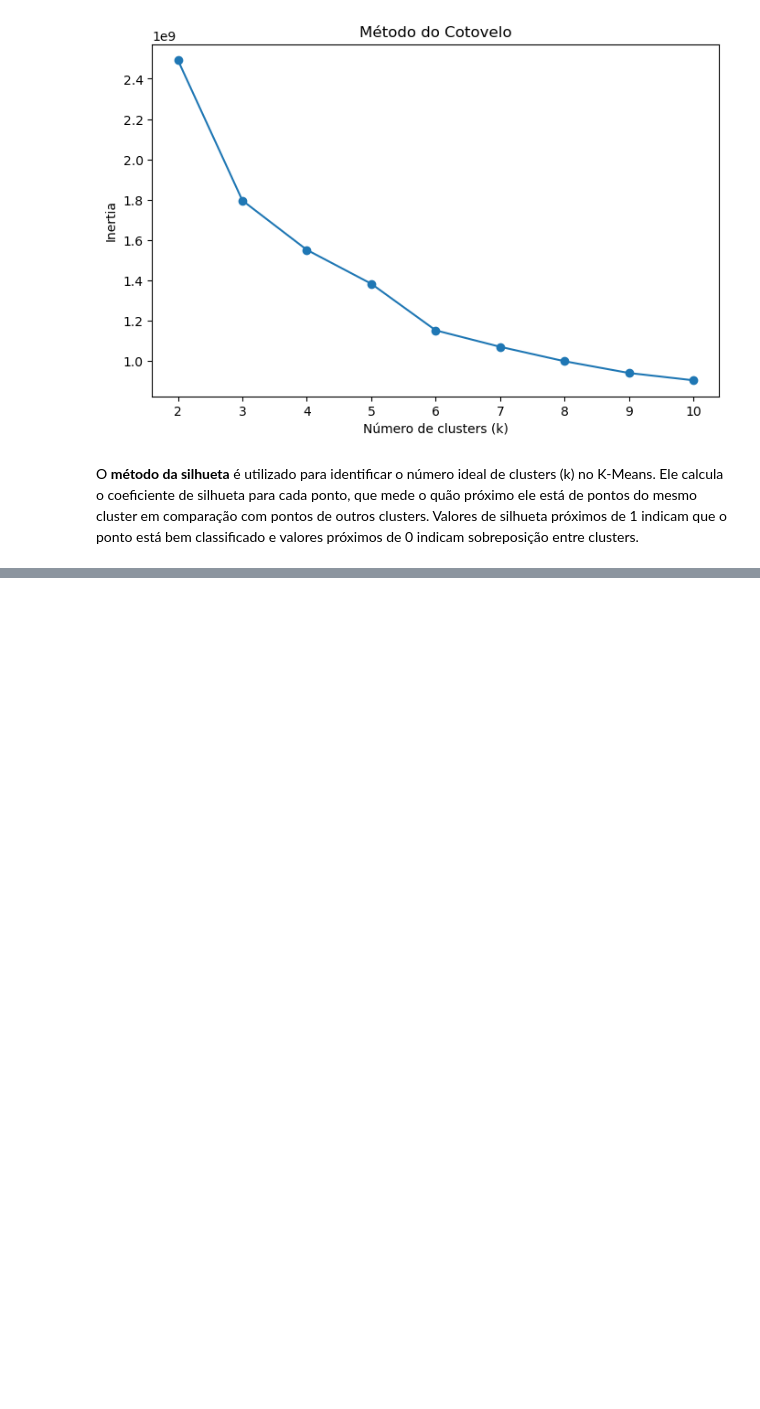
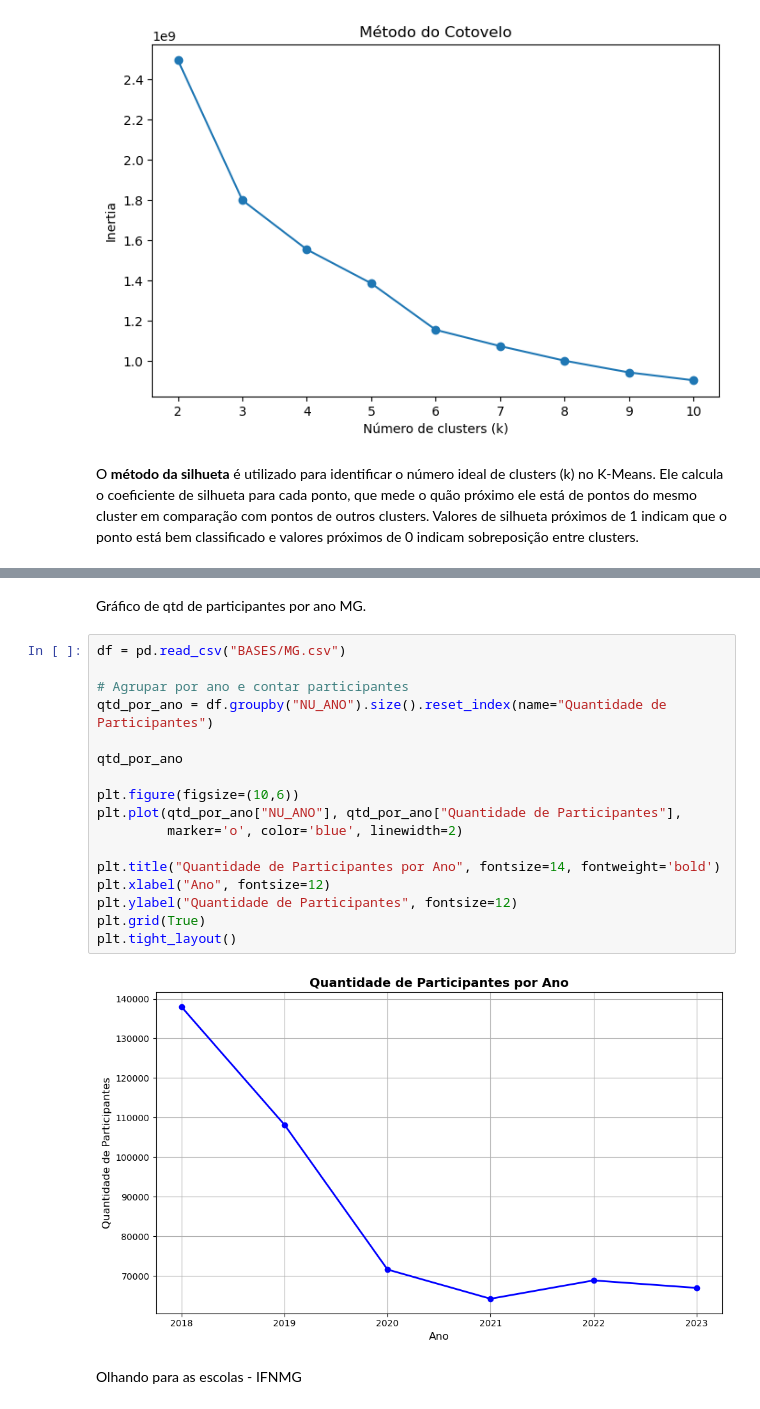
Before and after one commit to NandaLeal/TCC, a Jupyter notebook: TCC.ipynb, the cells around one changed output, grey strips where cells are left out. Saved outputs shown, nothing was run; the diff lists cells and outputs as text; blank space fills up the shorter version.

```diff
--- a/TCC.ipynb
+++ b/TCC.ipynb
@@ -1115,0 +1281,23 @@ Melhor número de clusters pelo método da silhueta: 2
+# %% [markdown]
+Gráfico de qtd de participantes por ano MG.
+# %%
+df = pd.read_csv("BASES/MG.csv")
+
+# Agrupar por ano e contar participantes
+qtd_por_ano = df.groupby("NU_ANO").size().reset_index(name="Quantidade de Participantes")
+
+qtd_por_ano
+
+plt.figure(figsize=(10,6))
+plt.plot(qtd_por_ano["NU_ANO"], qtd_por_ano["Quantidade de Participantes"],
+         marker='o', color='blue', linewidth=2)
+
+plt.title("Quantidade de Participantes por Ano", fontsize=14, fontweight='bold')
+plt.xlabel("Ano", fontsize=12)
+plt.ylabel("Quantidade de Participantes", fontsize=12)
+plt.grid(True)
+plt.tight_layout()
+# %% [output]
+[figure, added]
+# %% [markdown]
+Olhando para as escolas - IFNMG
```
Also changed, not shown: parts of 24 cells of this notebook.
